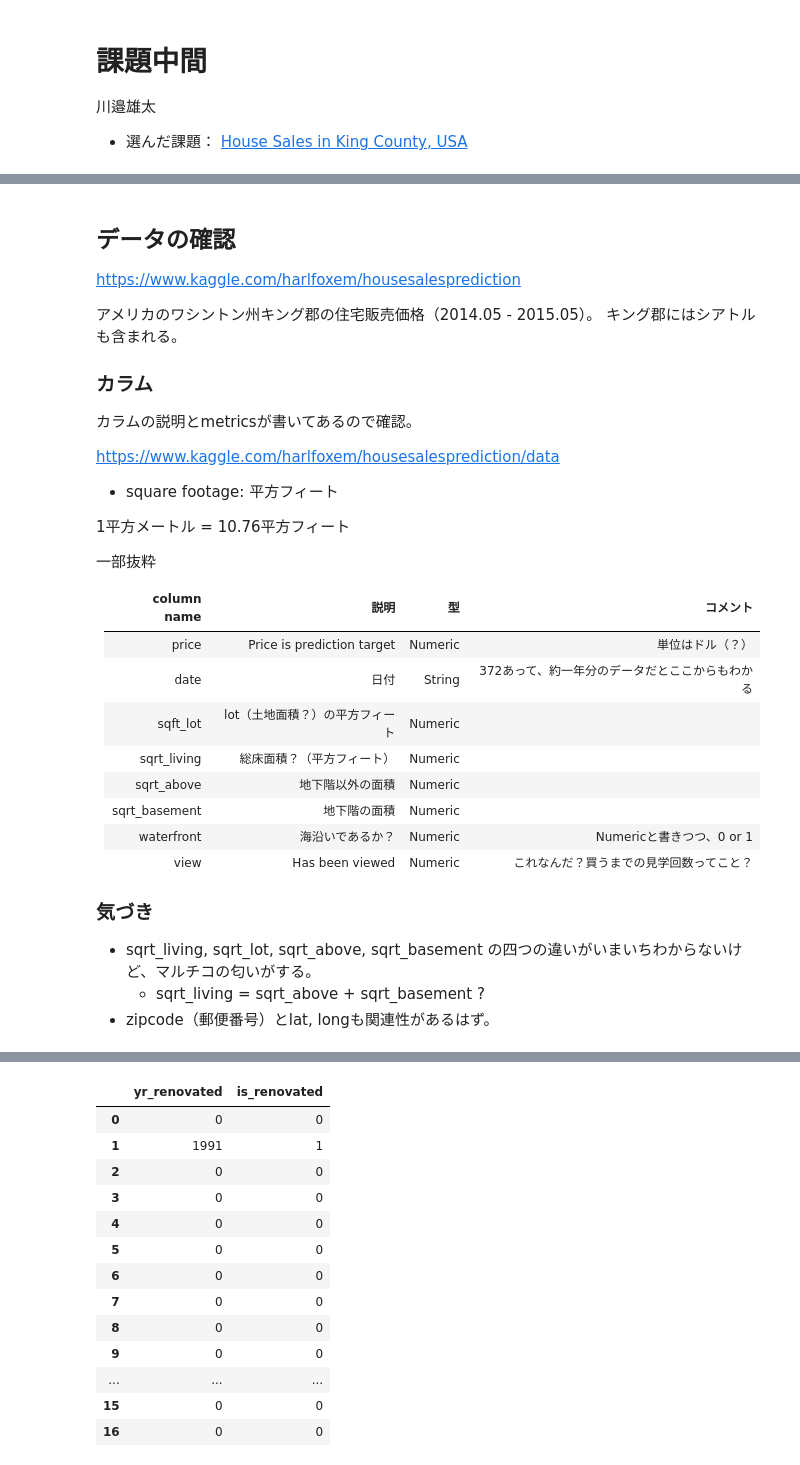
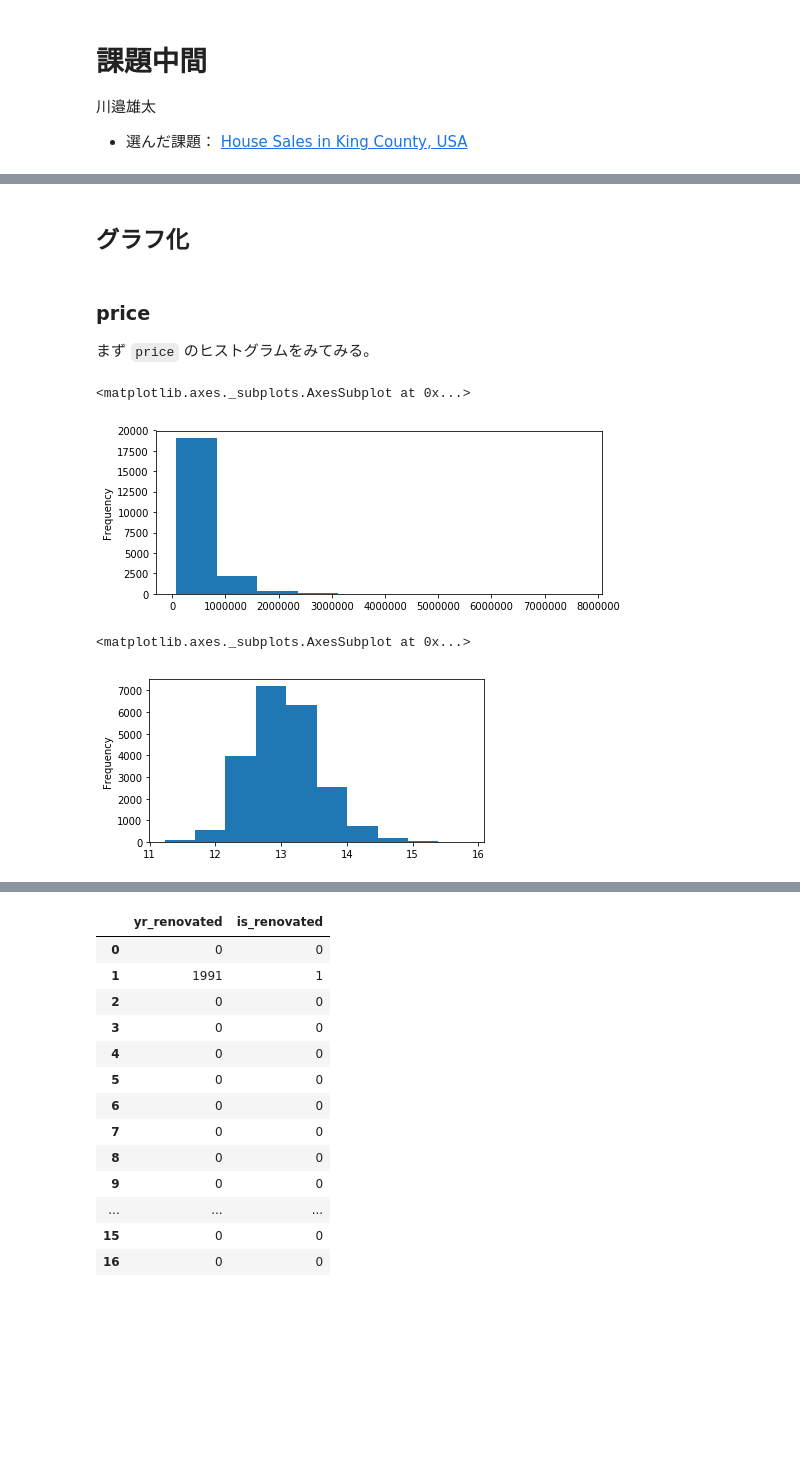
Before and after one commit to noymer/housesalesprediction, a Jupyter notebook: 中間_DAY5.ipynb, the cells around one changed output, grey strips where cells are left out. Saved outputs shown, nothing was run; the diff lists cells and outputs as text; code cells hidden in the pictures; blank space fills up the shorter version.

```diff
--- a/中間_DAY5.ipynb
+++ b/中間_DAY5.ipynb
@@ -59,37 +88,19 @@ None
 | 50% | 3.904930e+09 | 4.500000e+05 | 3.000000 | 2.250000 | 1910.000000 | 7.618000e+03 | 1.500000 | 0.000000 | 0.000000 | 3.000000 | ... |
 | 75% | 7.308900e+09 | 6.450000e+05 | 4.000000 | 2.500000 | 2550.000000 | 1.068800e+04 | 2.000000 | 0.000000 | 0.000000 | 4.000000 | ... |
 | max | 9.900000e+09 | 7.700000e+06 | 33.000000 | 8.000000 | 13540.000000 | 1.651359e+06 | 3.500000 | 1.000000 | 4.000000 | 5.000000 | ... |
-# %% [markdown]
-## データの確認
-
-https://www.kaggle.com/harlfoxem/housesalesprediction
-
-アメリカのワシントン州キング郡の住宅販売価格（2014.05 - 2015.05）。
-キング郡にはシアトルも含まれる。
-
-### カラム
-カラムの説明とmetricsが書いてあるので確認。
-
-https://www.kaggle.com/harlfoxem/housesalesprediction/data
-
-* square footage: 平方フィート
-
- 1平方メートル = 10.76平方フィート
-
-一部抜粋
-
-|column name|説明|型|コメント|
-|-|-|-|-|
-|price|Price is prediction target|Numeric|単位はドル（？）|
-|date|日付|String|372あって、約一年分のデータだとここからもわかる|
-|sqft_lot|lot（土地面積？）の平方フィート|Numeric||
-|sqrt_living|総床面積？（平方フィート）|Numeric||
-|sqrt_above|地下階以外の面積|Numeric||
-|sqrt_basement|地下階の面積|Numeric||
-|waterfront|海沿いであるか？|Numeric|Numericと書きつつ、0 or 1|
-|view|Has been viewed|Numeric|これなんだ？買うまでの見学回数ってこと？|
-
-### 気づき
-* sqrt_living, sqrt_lot, sqrt_above, sqrt_basement の四つの違いがいまいちわからないけど、マルチコの匂いがする。
-   - sqrt_living = sqrt_above + sqrt_basement ?
-* zipcode（郵便番号）とlat, longも関連性があるはず。
+# %% [markdown]
+## グラフ化
+# %% [markdown]
+### price
+まず `price` のヒストグラムをみてみる。
+# %%
+df_data['price'].plot.hist(x='price', figsize=(8,3))
+# %% [output]
+<matplotlib.axes._subplots.AxesSubplot at 0x...>
+[figure, added]
+# %%
+s_price_log = np.log(df_data['price'])
+s_price_log.plot.hist(x='price', figsize=(6,3))
+# %% [output]
+<matplotlib.axes._subplots.AxesSubplot at 0x...>
+[figure, added]
```
Also changed, not shown: parts of 14 cells of this notebook.
